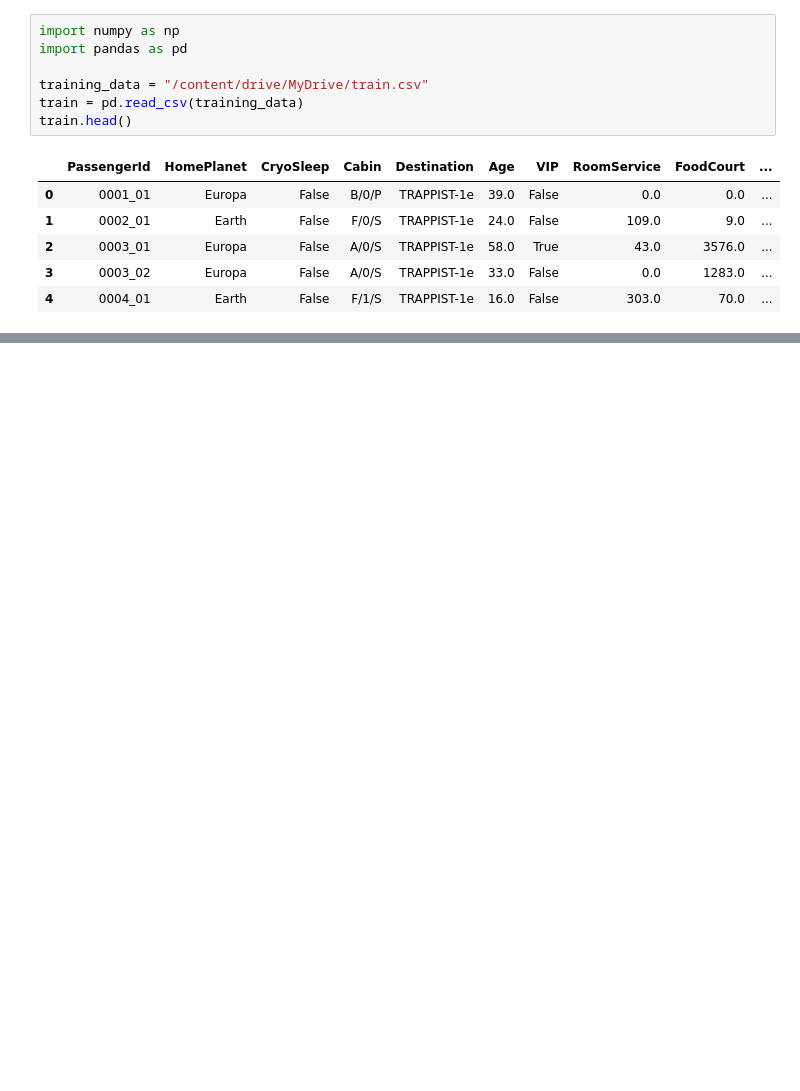
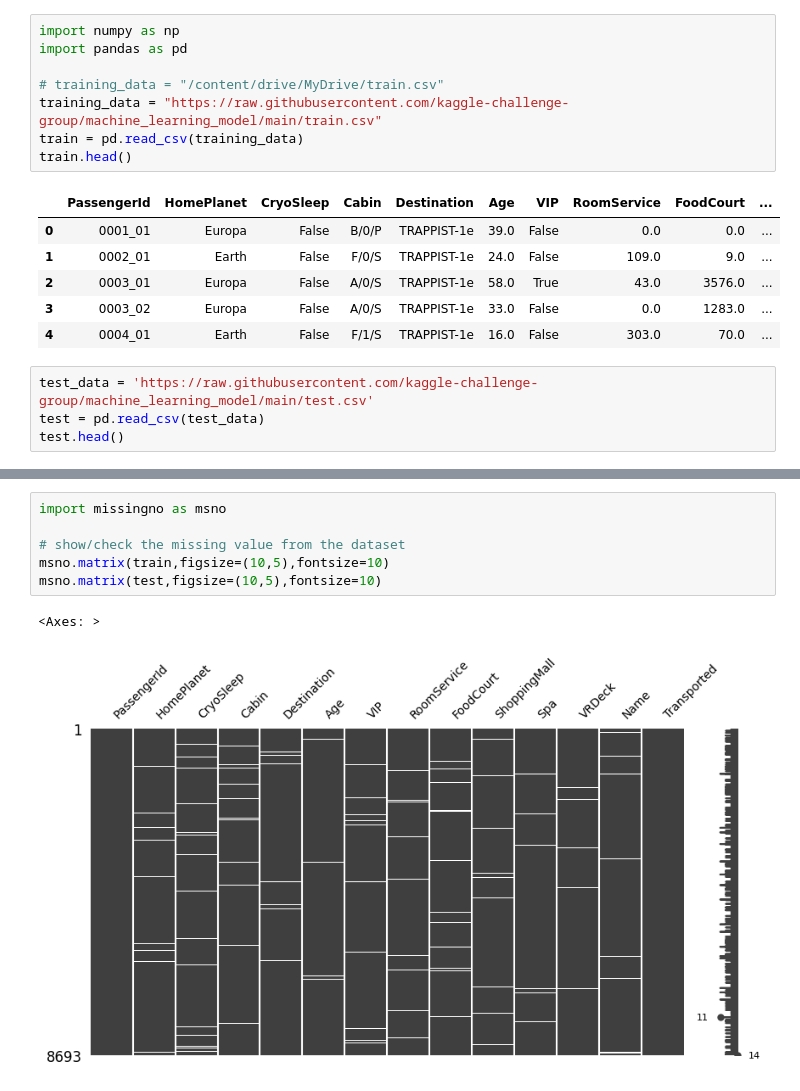
Before and after one commit to kaggle-challenge-group/machine_learning_model, a Jupyter notebook: kaggle_machine_lrnmodel.ipynb, the cells around one changed output, grey strips where cells are left out. Drawn from its saved outputs; the diff is of its cells as text; blank space fills up the shorter version.

```diff
--- a/kaggle_machine_lrnmodel.ipynb
+++ b/kaggle_machine_lrnmodel.ipynb
@@ -15,7 +15,8 @@ Mounted at /content/drive
 import numpy as np
 import pandas as pd
 
-training_data = "/content/drive/MyDrive/train.csv"
+# training_data = "/content/drive/MyDrive/train.csv"
+training_data = "https://raw.githubusercontent.com/kaggle-challenge-group/machine_learning_model/main/train.csv"
 train = pd.read_csv(training_data)
 train.head()
 # %% [output]
@@ -25,3 +26,7 @@ train.head()
 | 2 | 0003_01 | Europa | False | A/0/S | TRAPPIST-1e | 58.0 | True | 43.0 | 3576.0 | ... |
 | 3 | 0003_02 | Europa | False | A/0/S | TRAPPIST-1e | 33.0 | False | 0.0 | 1283.0 | ... |
 | 4 | 0004_01 | Earth | False | F/1/S | TRAPPIST-1e | 16.0 | False | 303.0 | 70.0 | ... |
+# %%
+test_data = 'https://raw.githubusercontent.com/kaggle-challenge-group/machine_learning_model/main/test.csv'
+test = pd.read_csv(test_data)
+test.head()
@@ -27,0 +40,9 @@ train.head()
+# %%
+import missingno as msno
+
+# show/check the missing value from the dataset
+msno.matrix(train,figsize=(10,5),fontsize=10)
+msno.matrix(test,figsize=(10,5),fontsize=10)
+# %% [output]
+<Axes: >
+[figure, added]
```
Also changed, not shown: parts of 29 cells of this notebook.
